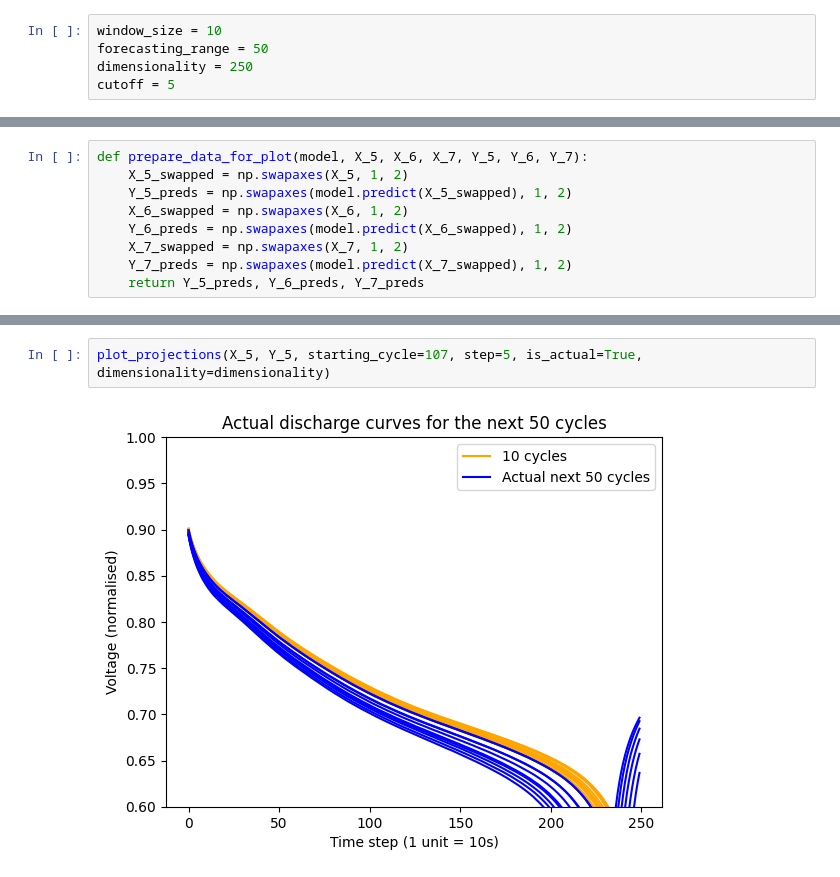
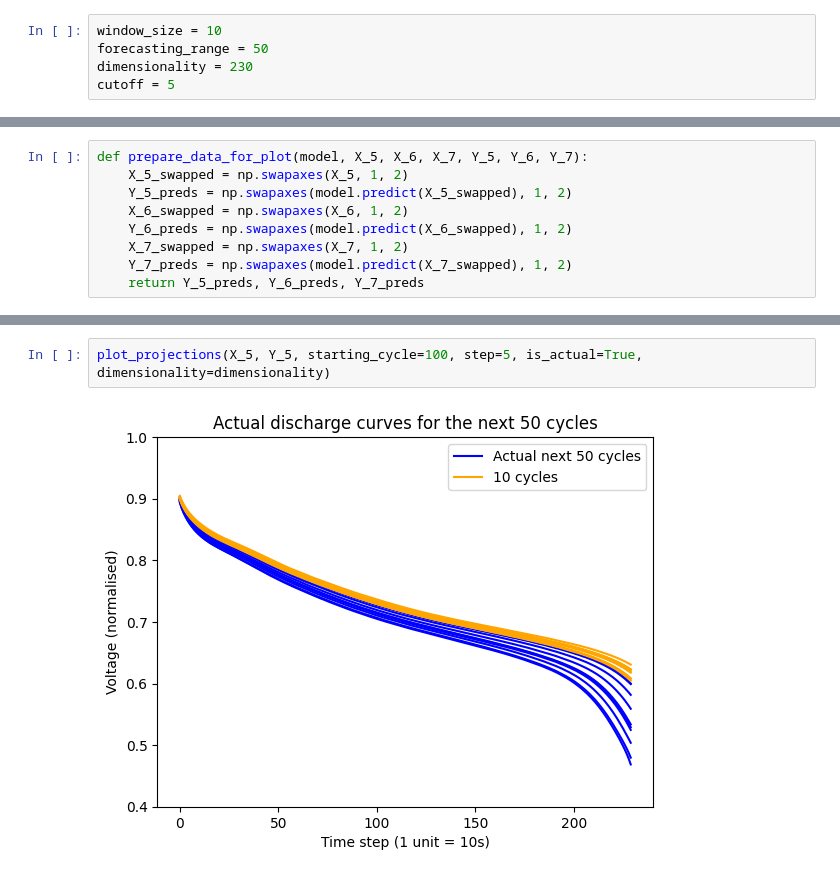
Before and after one commit to natskiu/Nasa-Battery, a Jupyter notebook: predict_cycles.ipynb, the cells around one changed output, grey strips where cells are left out. Cells and saved outputs as stored; diff of their text form.

```diff
--- a/predict_cycles.ipynb
+++ b/predict_cycles.ipynb
@@ -8,7 +8,7 @@ import modules.utils as tools
 # %%
 window_size = 10
 forecasting_range = 50
-dimensionality = 250
+dimensionality = 230
 cutoff = 5
 # %%
 import pickle
@@ -176,5 +194,5 @@ plot_projections(X_5, Y_5_preds, starting_cycle=100, step=5, dimensionality=dime
 # %%
-plot_projections(X_5, Y_5, starting_cycle=107, step=5, is_actual=True, dimensionality=dimensionality)
+plot_projections(X_5, Y_5, starting_cycle=100, step=5, is_actual=True, dimensionality=dimensionality)
 # %% [output]
-[figure, old version]
+[figure, new version]
 # %%
```
Also changed, not shown: parts of 8 cells of this notebook, 8 other files.
